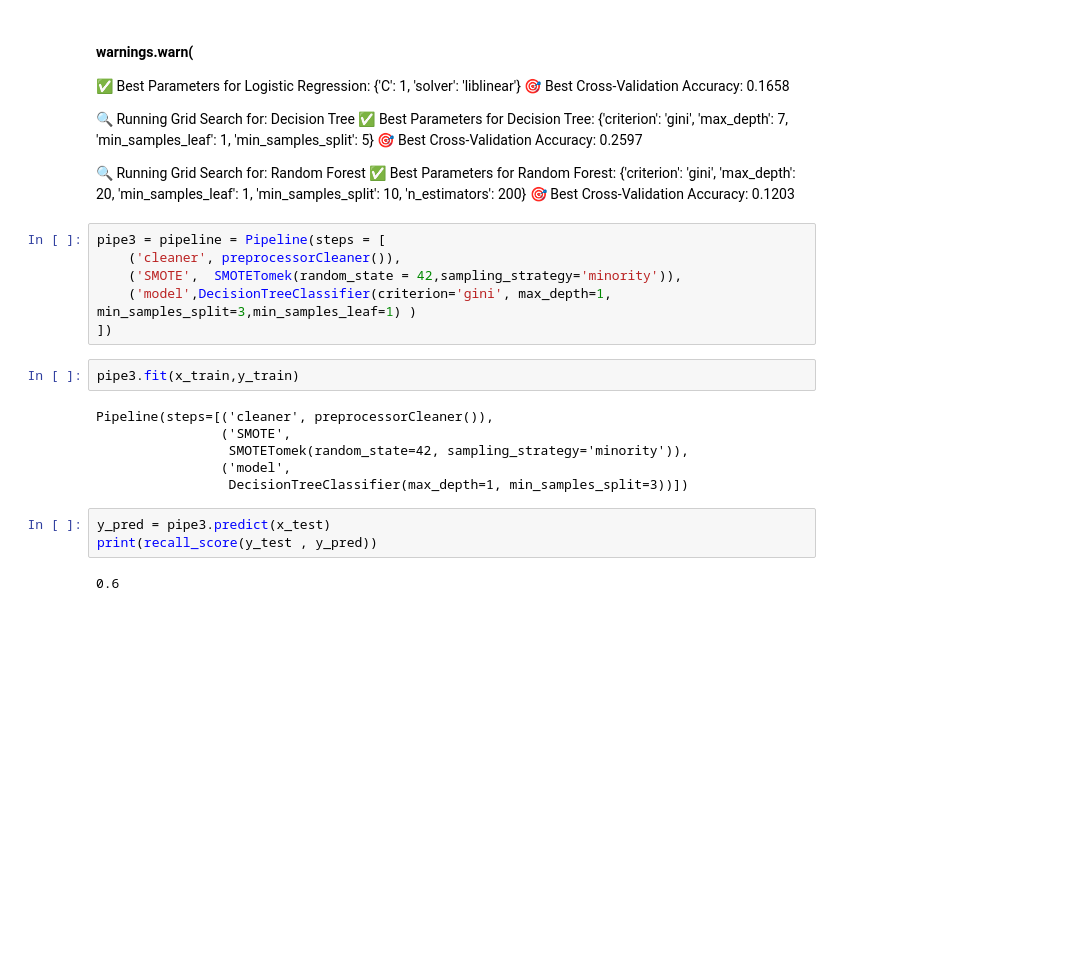
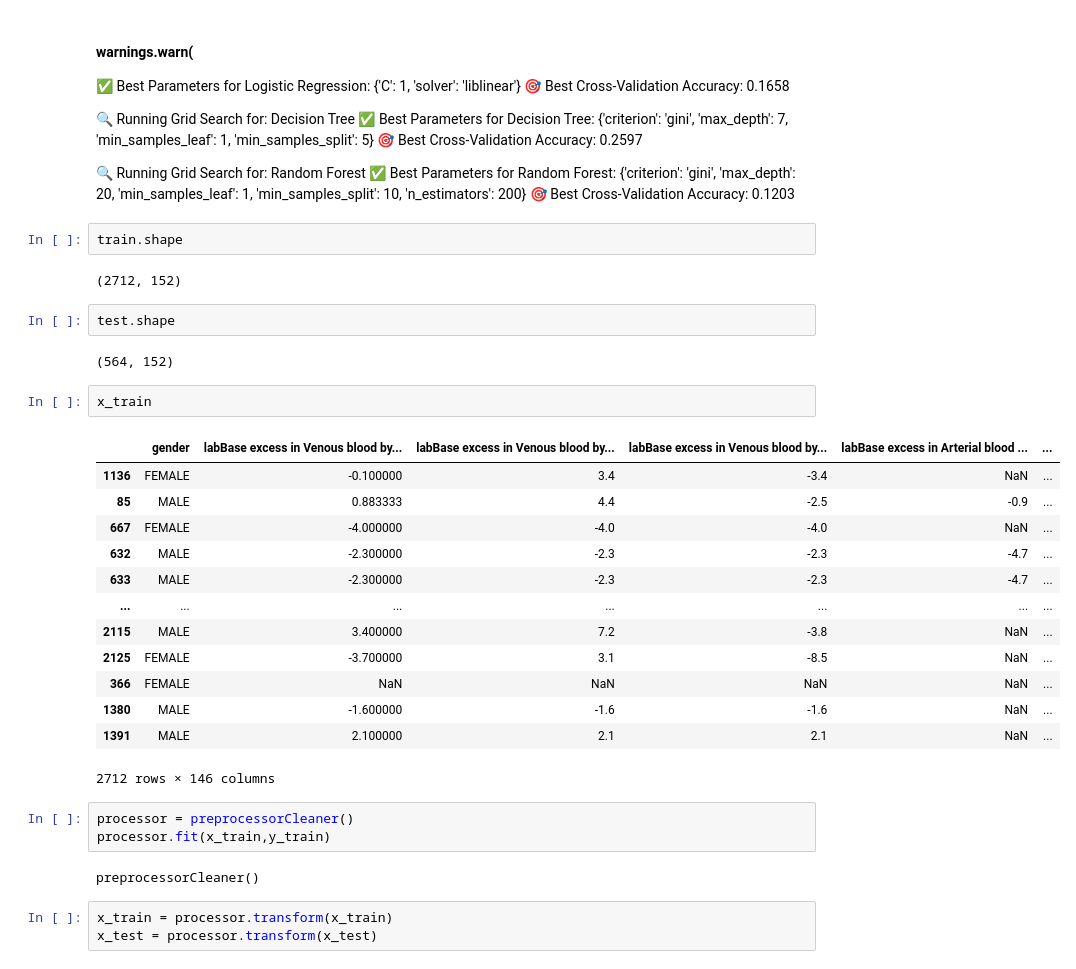
Before and after one commit to ahmedmontaser123/Sepsis, a Jupyter notebook: main.ipynb, the cells around one changed output. Cells and saved outputs as stored; diff of their text form; blank space fills up the shorter version.

```diff
--- a/main.ipynb
+++ b/main.ipynb
@@ -225,22 +246,35 @@ print(recall_score(y_test , y_pred))
 🔍 Running Grid Search for: Random Forest
 ✅ Best Parameters for Random Forest: {'criterion': 'gini', 'max_depth': 20, 'min_samples_leaf': 1, 'min_samples_split': 10, 'n_estimators': 200}
 🎯 Best Cross-Validation Accuracy: 0.1203
-# %%
-pipe3 = pipeline = Pipeline(steps = [
-    ('cleaner', preprocessorCleaner()),
-    ('SMOTE',  SMOTETomek(random_state = 42,sampling_strategy='minority')),
-    ('model',DecisionTreeClassifier(criterion='gini', max_depth=1, min_samples_split=3,min_samples_leaf=1) )
-])
-# %%
-pipe3.fit(x_train,y_train)
-# %% [output]
-Pipeline(steps=[('cleaner', preprocessorCleaner()),
-                ('SMOTE',
-                 SMOTETomek(random_state=42, sampling_strategy='minority')),
-                ('model',
-                 DecisionTreeClassifier(max_depth=1, min_samples_split=3))])
-# %%
-y_pred = pipe3.predict(x_test)
-print(recall_score(y_test , y_pred))
-# %% [output]
-0.6
+# %%
+train.shape
+# %% [output]
+(2712, 152)
+# %%
+test.shape
+# %% [output]
+(564, 152)
+# %%
+x_train
+# %% [output]
+|  | gender | labBase excess in Venous blood by... | labBase excess in Venous blood by... | labBase excess in Venous blood by... | labBase excess in Arterial blood ... | ... |
+| 1136 | FEMALE | -0.100000 | 3.4 | -3.4 | NaN | ... |
+| 85 | MALE | 0.883333 | 4.4 | -2.5 | -0.9 | ... |
+| 667 | FEMALE | -4.000000 | -4.0 | -4.0 | NaN | ... |
+| 632 | MALE | -2.300000 | -2.3 | -2.3 | -4.7 | ... |
+| 633 | MALE | -2.300000 | -2.3 | -2.3 | -4.7 | ... |
+| ... | ... | ... | ... | ... | ... | ... |
+| 2115 | MALE | 3.400000 | 7.2 | -3.8 | NaN | ... |
+| 2125 | FEMALE | -3.700000 | 3.1 | -8.5 | NaN | ... |
+| 366 | FEMALE | NaN | NaN | NaN | NaN | ... |
+| 1380 | MALE | -1.600000 | -1.6 | -1.6 | NaN | ... |
+| 1391 | MALE | 2.100000 | 2.1 | 2.1 | NaN | ... |
+2712 rows × 146 columns
+# %%
+processor = preprocessorCleaner()
+processor.fit(x_train,y_train)
+# %% [output]
+preprocessorCleaner()
+# %%
+x_train = processor.transform(x_train)
+x_test = processor.transform(x_test)
```
Also changed, not shown: parts of 4 cells of this notebook, 2 other files.
